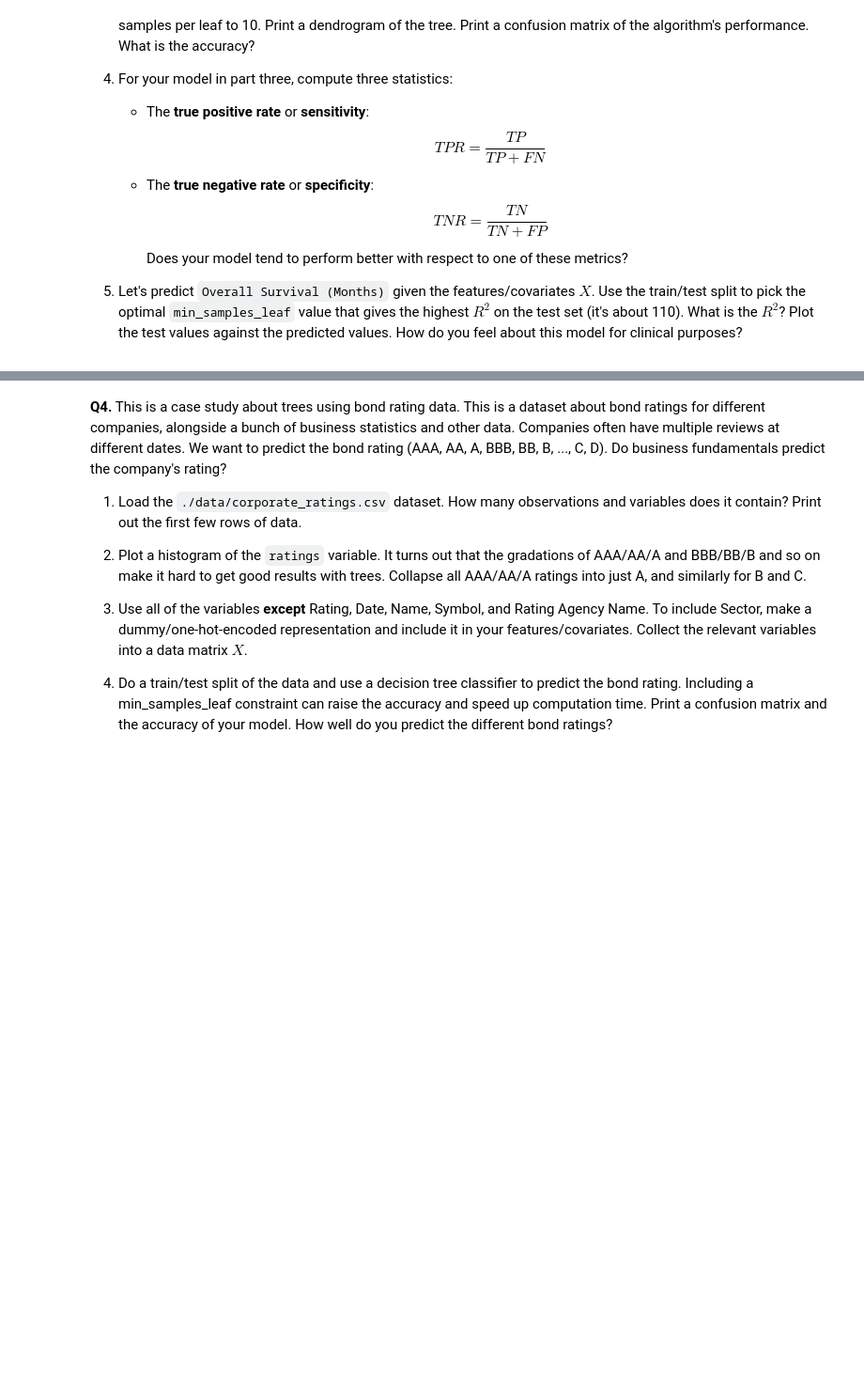
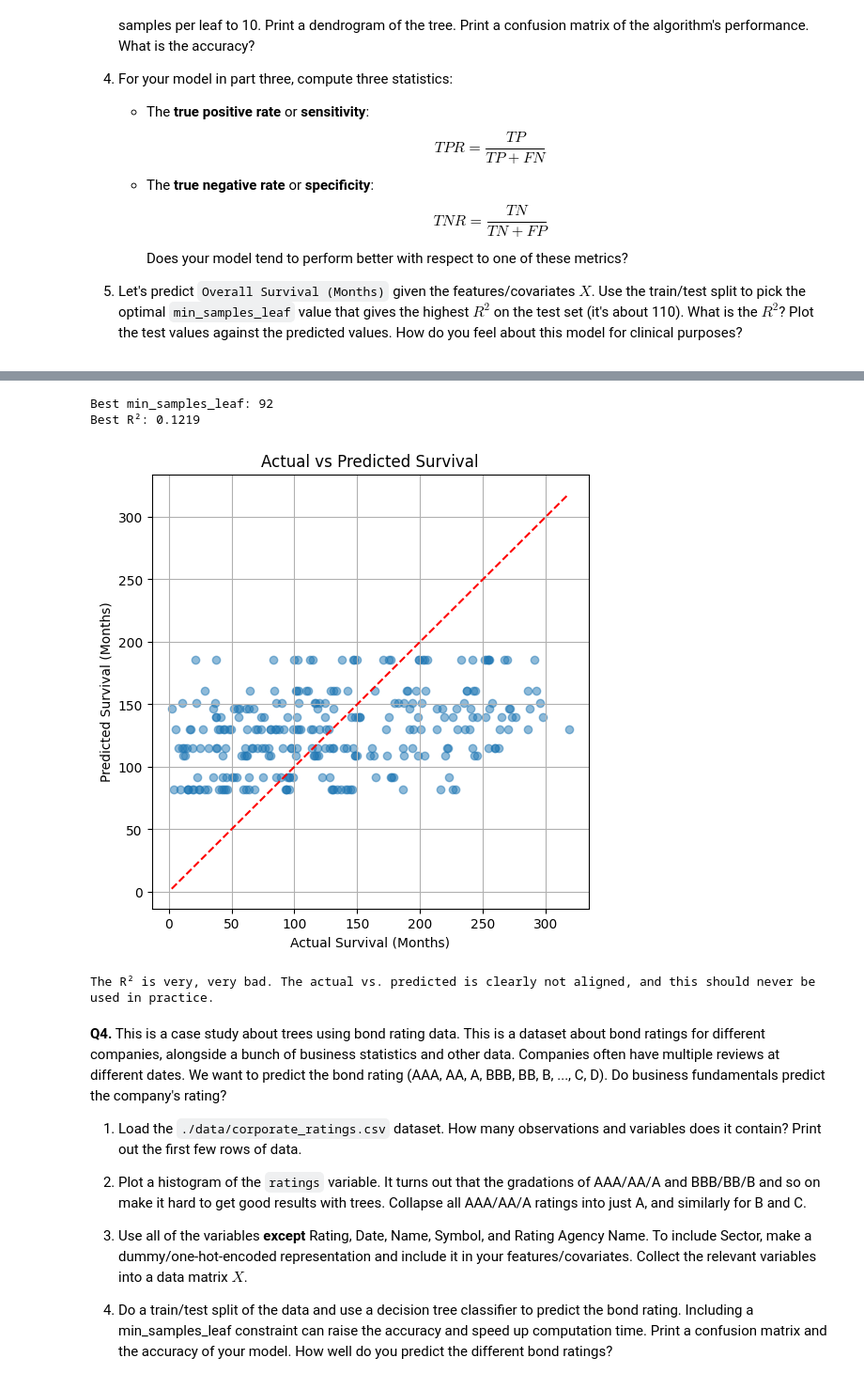
Before and after one commit to sutherlandn/trees, a Jupyter notebook: assignment/assignment.ipynb, the cells around one changed output, grey strips where cells are left out. Shown at 94% size. Cells and saved outputs as stored; diff of their text form; code cells hidden in the pictures; blank space fills up the shorter version.

```diff
--- a/assignment/assignment.ipynb
+++ b/assignment/assignment.ipynb
@@ -217,3 +304,55 @@ Most points stay on the line near the beginning, so they agree in that sense. Ho
+# %%
+#5
+from sklearn.tree import DecisionTreeRegressor
+from sklearn.metrics import r2_score, mean_squared_error
+import numpy as np
+import matplotlib.pyplot as plt
+
+# drop rows missing target
+df_reg = df[['Overall Survival (Months)'] + numeric_cols + categorical_cols].dropna()
+
+X_numeric = df_reg[numeric_cols]
+X_categorical = pd.get_dummies(df_reg[categorical_cols], drop_first=True)
+X_reg = pd.concat([X_numeric, X_categorical], axis=1)
+y_reg = df_reg['Overall Survival (Months)']
+
+X_train, X_test, y_train, y_test = train_test_split(X_reg, y_reg, test_size=0.2, random_state=42)
+
+# find best R²
+best_r2 = -np.inf
+best_leaf = None
+for leaf in range(1, 201):
+    model = DecisionTreeRegressor(min_samples_leaf=leaf, random_state=42)
+    model.fit(X_train, y_train)
+    y_pred = model.predict(X_test)
+    r2 = r2_score(y_test, y_pred)
+    if r2 > best_r2:
+        best_r2 = r2
+        best_leaf = leaf
+
+print(f"Best min_samples_leaf: {best_leaf}")
+print(f"Best R²: {best_r2:.4f}")
+
+# refit with best leaf size
+final_model = DecisionTreeRegressor(min_samples_leaf=best_leaf, random_state=42)
+final_model.fit(X_train, y_train)
+y_pred = final_model.predict(X_test)
+
+# plot predicted vs actual
+plt.figure(figsize=(6, 6))
+plt.scatter(y_test, y_pred, alpha=0.5)
+plt.xlabel("Actual Survival (Months)")
+plt.ylabel("Predicted Survival (Months)")
+plt.title("Actual vs Predicted Survival")
+plt.plot([y_test.min(), y_test.max()], [y_test.min(), y_test.max()], 'r--')
+plt.grid(True)
+plt.show()
+print('The R² is very, very bad. The actual vs. predicted is clearly not aligned, and this should never be used in practice.')
+# %% [output]
+Best min_samples_leaf: 92
+Best R²: 0.1219
+[figure, added]
+The R² is very, very bad. The actual vs. predicted is clearly not aligned, and this should never be used in practice.
 # %% [markdown]
 **Q4.** This is a case study about trees using bond rating data. This is a dataset about bond ratings for different companies, alongside a bunch of business statistics and other data. Companies often have multiple reviews at different dates. We want to predict the bond rating (AAA, AA, A, BBB, BB, B, ..., C, D). Do business fundamentals predict the company's rating?
 
```
Also changed, not shown: parts of 4 cells of this notebook.
